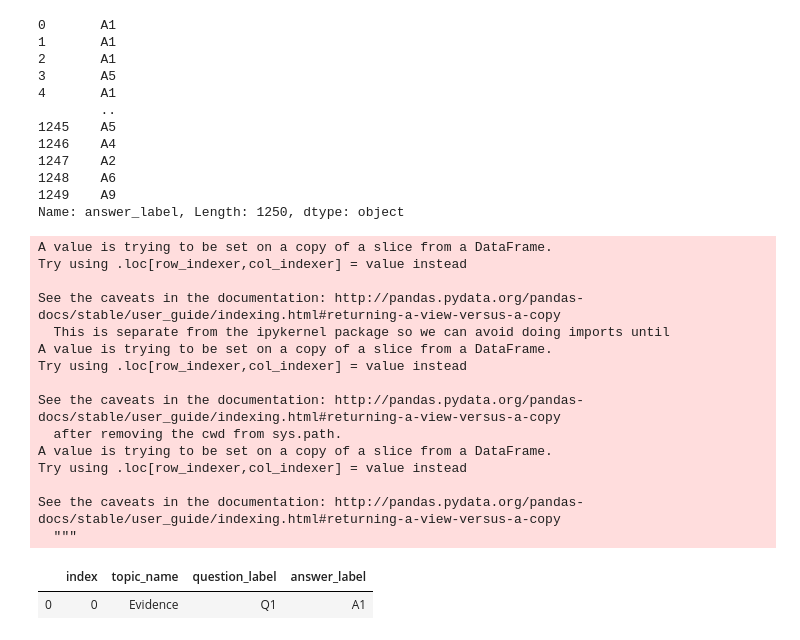
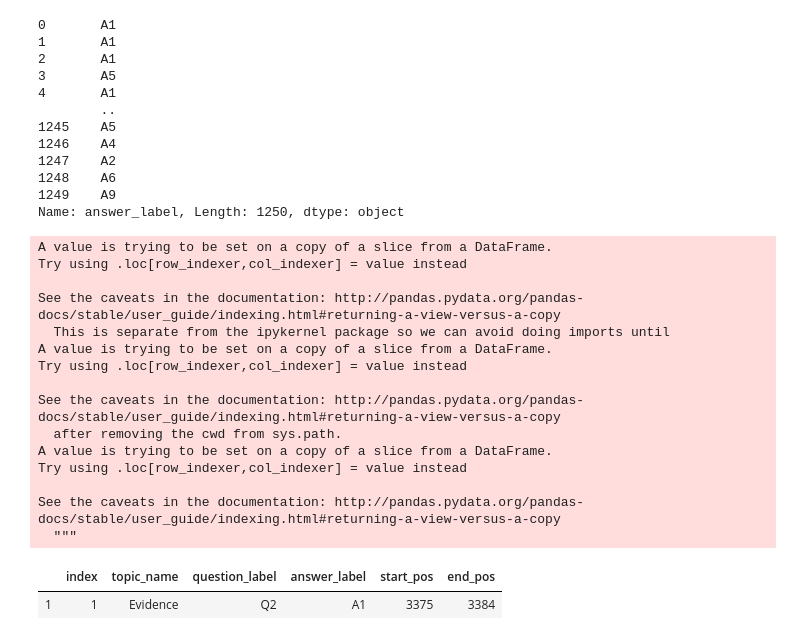
Before and after one commit to Goodly/pe-consensus-scoring, a Jupyter notebook: consensus_and_scoring/newsfeed/visualizations/DataHunt.ipynb, the cells around one changed output. Cells and saved outputs as stored; diff of their text form; code cells hidden in the pictures.

```diff
--- a/consensus_and_scoring/newsfeed/visualizations/DataHunt.ipynb
+++ b/consensus_and_scoring/newsfeed/visualizations/DataHunt.ipynb
@@ -187,26 +187,27 @@ def get_TopicQA(df, row_number):
     select_df['answer_label'] = select_df['answer_label'].apply(lambda x: re.findall('A\d+', x)[0])
     select_df = select_df.reset_index()
     return select_df[select_df['index'] == row_number]
-# %%
-get_TopicQA(raw_data, 0)
-# %% [output]
-A value is trying to be set on a copy of a slice from a DataFrame.
-Try using .loc[row_indexer,col_indexer] = value instead
-
-See the caveats in the documentation: http://pandas.pydata.org/pandas-docs/stable/user_guide/indexing.html#returning-a-view-versus-a-copy
-  This is separate from the ipykernel package so we can avoid doing imports until
-A value is trying to be set on a copy of a slice from a DataFrame.
-Try using .loc[row_indexer,col_indexer] = value instead
-
-See the caveats in the documentation: http://pandas.pydata.org/pandas-docs/stable/user_guide/indexing.html#returning-a-view-versus-a-copy
-  after removing the cwd from sys.path.
-A value is trying to be set on a copy of a slice from a DataFrame.
-Try using .loc[row_indexer,col_indexer] = value instead
-
-See the caveats in the documentation: http://pandas.pydata.org/pandas-docs/stable/user_guide/indexing.html#returning-a-view-versus-a-copy
-  """
-|  | index | topic_name | question_label | answer_label |
-| 0 | 0 | Evidence | Q1 | A1 |
+# %%
+test_row = get_TopicQA(raw_data, 1)
+test_row
+# %% [output]
+A value is trying to be set on a copy of a slice from a DataFrame.
+Try using .loc[row_indexer,col_indexer] = value instead
+
+See the caveats in the documentation: http://pandas.pydata.org/pandas-docs/stable/user_guide/indexing.html#returning-a-view-versus-a-copy
+  This is separate from the ipykernel package so we can avoid doing imports until
+A value is trying to be set on a copy of a slice from a DataFrame.
+Try using .loc[row_indexer,col_indexer] = value instead
+
+See the caveats in the documentation: http://pandas.pydata.org/pandas-docs/stable/user_guide/indexing.html#returning-a-view-versus-a-copy
+  after removing the cwd from sys.path.
+A value is trying to be set on a copy of a slice from a DataFrame.
+Try using .loc[row_indexer,col_indexer] = value instead
+
+See the caveats in the documentation: http://pandas.pydata.org/pandas-docs/stable/user_guide/indexing.html#returning-a-view-versus-a-copy
+  """
+|  | index | topic_name | question_label | answer_label | start_pos | end_pos |
+| 1 | 1 | Evidence | Q2 | A1 | 3375 | 3384 |
 # %%
 ## need to get points and label from weight key csv
 ## want point value (col F), topic (category), subset (col G - label)
```
Also changed, not shown: parts of 7 cells of this notebook, 1 other file.
